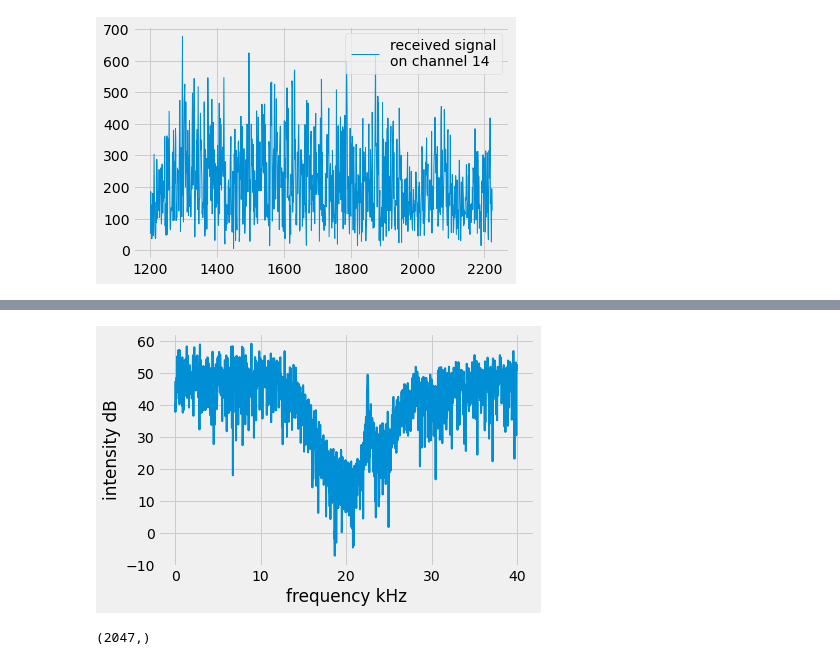
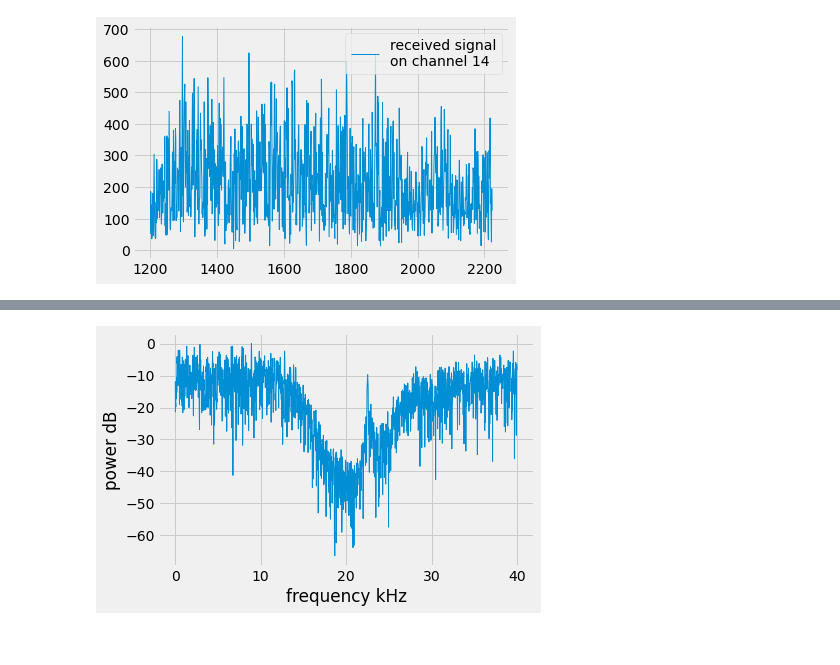
Before and after one commit to fonstelien/INF4480, a Jupyter notebook: project3/project3.ipynb, the cells around one changed output, grey strips where cells are left out. Drawn from its saved outputs; the diff is of its cells as text; code cells hidden in the pictures.

```diff
--- a/project3/project3.ipynb
+++ b/project3/project3.ipynb
@@ -112,3 +121,17 @@ plt.show()
 ## Assignment 1 - xxx
 # %% [markdown]
 ### Ex. 1A - XXX
+# %%
+def window(N, n0=0, wN=None, wname='rectangular'):
+    if not wN:
+        wN = N + n0
+
+    w = np.zeros(wN)
+    if wname == 'rectangular':
+        w[n0:n0+N] = 1
+    if wname == 'hamming':
+        w[n0:n0+N] = .54 - .46*np.cos(2*np.pi*np.arange(N)/(N-1))
+    if wname == 'hanning':
+        w[n0:n0+N] = .5 - .5*np.cos(2*np.pi*np.arange(N)/(N-1))
+
+    return w
@@ -115,9 +143,23 @@ plt.show()
 # %%
-def periodogram(x, normalize=False):
+def periodogram(x, wname=None, zero_pad=0, normalize=False):
+    '''Estimates the Power Spectrum Density with the Periodogram method. Optional arguments are window wname={'rectangular', 'hamming', 'hanning'}; zero_pad=<integer> for DFT; normalize={True, False} for normalizing the output to 1.'''
     N = x.shape[0]
-    rxx = 1/N*correlate(x, x)
+
+    # Apply window
+    U = 1
+    if wname is not None:
+        w = window(N, wname=wname)
+        x = x*w
+        U = 1/N*np.sum(w)
+
+    # Estimate PSD
+    rxx = 1/(N*U)*correlate(x, x)
+    rxx = np.pad(rxx, zero_pad)
     Pxx = fft(rxx)
     Pxx = np.abs(Pxx)
+
+    # Normalize to 1
     if normalize:
         Pxx = Pxx/Pxx.max()
+
     return Pxx
@@ -143,13 +188,9 @@ plt.plot(10*np.log10(np.abs(r)/np.abs(r).max()), lw=2)
 # %%
-Pxx = periodogram(x)
-f_axis = np.linspace(0, fs/1000, Pxx.shape[0])
-plt.plot(f_axis, 10*np.log10(Pxx), lw=2)
+Pxx = periodogram(x, normalize=True)
+f = np.linspace(0, fs/1000, Pxx.shape[0])
+plt.plot(f, 10*np.log10(Pxx), lw=1)
 plt.xlabel('frequency kHz')
-plt.ylabel('intensity dB')
+plt.ylabel('power dB')
 plt.show()
 # %% [output]
-[figure, old version]
+[figure, new version]
-# %%
-Pxx.shape
-# %% [output]
-(2047,)
```
Also changed, not shown: parts of 10 cells of this notebook.
